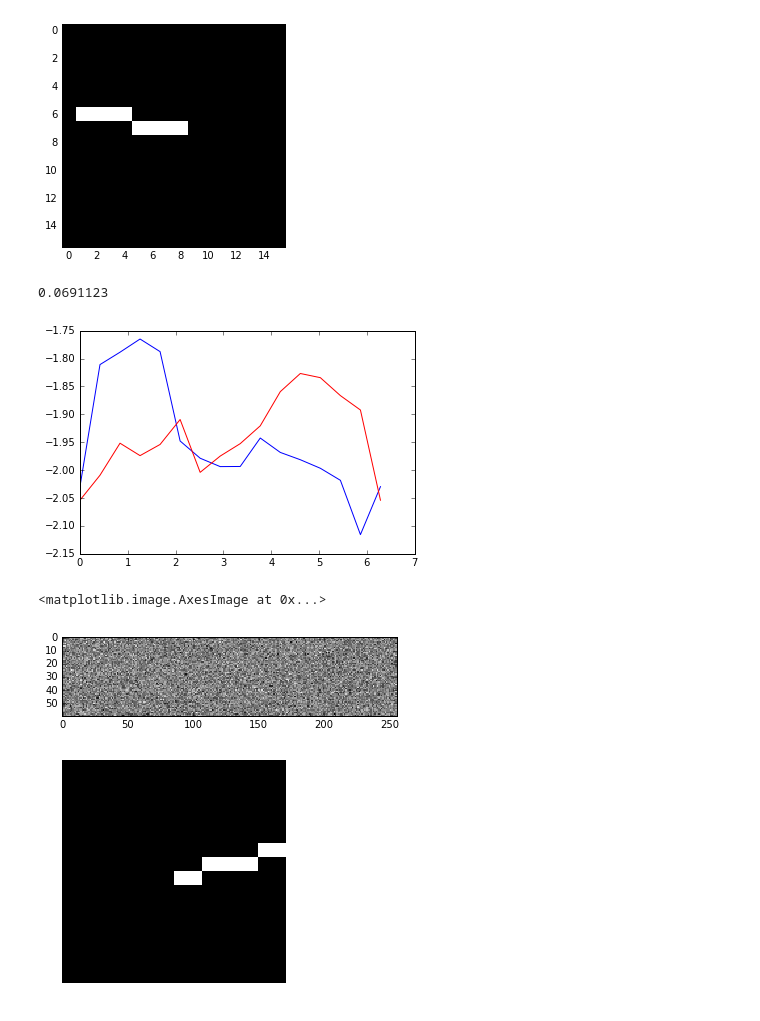
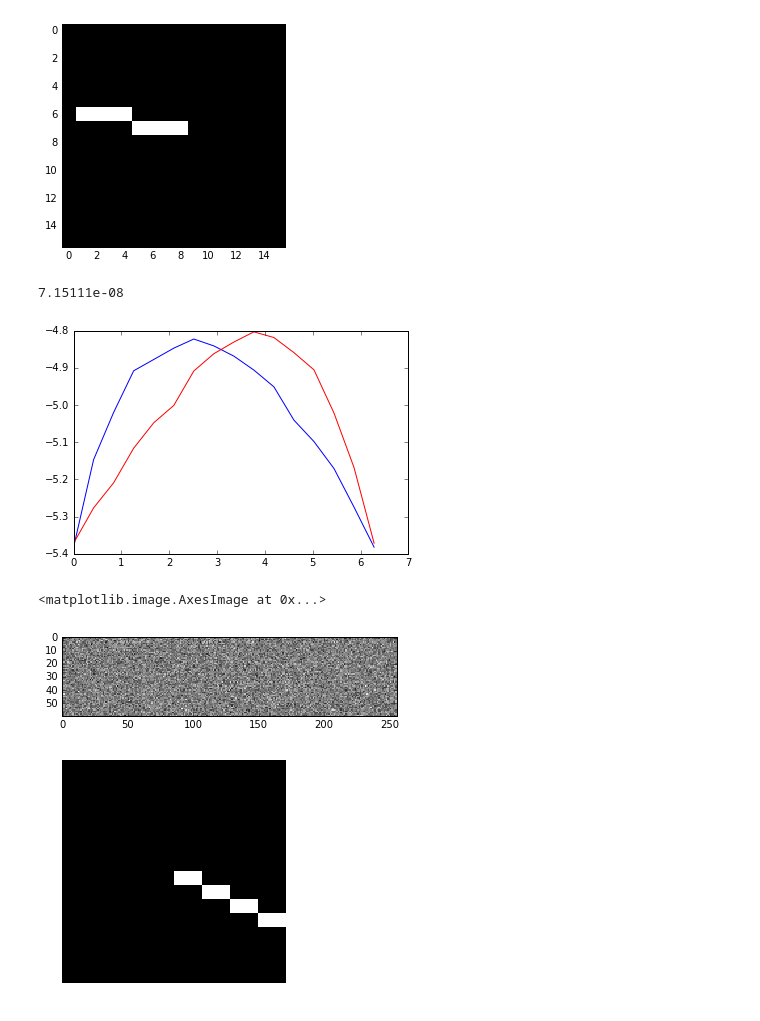
Before and after one commit to JonComo/experiments, a Jupyter notebook: rl_pixels.ipynb, the cells around one changed output. Saved outputs shown, nothing was run; the diff lists cells and outputs as text; code cells hidden in the pictures.

```diff
--- a/rl_pixels.ipynb
+++ b/rl_pixels.ipynb
@@ -73,7 +73,7 @@ if 'session' in globals():
 session = tf.InteractiveSession()
 session.run(tf.initialize_all_variables())
 # %%
-train = tf.train.GradientDescentOptimizer(0.0001).minimize(cost)
+train = tf.train.GradientDescentOptimizer(0.001).minimize(cost)
 # %%
 costs = []
 t1s = []
@@ -86,43 +86,46 @@ target_point = (1, 0)
 for i in range(10000):
     t1 = np.random.random_sample() * np.pi * 2.0
 
     data1, dist1 = arm(t1, target_point)
 
     rand_action = np.random.randint(ACTIONS)
 
     t1 = perform_action(t1, rand_action)
 
     t1s.append(t1)
 
     data2, dist2 = arm(t1, target_point)
 
     reward = (dist1 - dist2) / 2.0 - .5
 
     action_values = y.eval(feed_dict={x: data1.reshape((IN, 1))})
     action_values_p = y.eval(feed_dict={x: data2.reshape((IN, 1))})
 
-    max_q = np.max(action_values_p)
+    #max_q = np.max(action_values_p)
 
-    target_action_values = np.full_like(action_values, max_q) * GAMMA
-    target_action_values[rand_action, 0] += reward
+    #target_action_values = np.full_like(action_values, max_q) * GAMMA
+    #target_action_values[rand_action, 0] += reward
+
+    target_action_values = action_values
+    target_action_values[rand_action] = reward + action_values_p.mean() * GAMMA
 
     session.run(train, feed_dict={x: data1.reshape((IN, 1)), t: target_action_values})
 
     if i%1000==0:
         clear_output(wait=True)
         c = cost.eval(feed_dict={x: data1.reshape((IN, 1)), t: target_action_values})
         print(c)
         plot_avs(res=16)
         plt.show()
         costs.append(c)
 # %% [output]
-0.0691123
+7.15111e-08
-[figure, old version]
+[figure, new version]
 # %%
 plt.imshow(W1.eval(session), cmap=plt.cm.gray, interpolation='nearest')
 # %% [output]
 <matplotlib.image.AxesImage at 0x...>
-[figure, old version]
+[figure, new version]
 # %%
 # Rollout of agent's behavior!
 
@@ -160,4 +163,4 @@ for run in range(10):
 
         plt.show()
 # %% [output]
-[figure, old version]
+[figure, new version]
```
